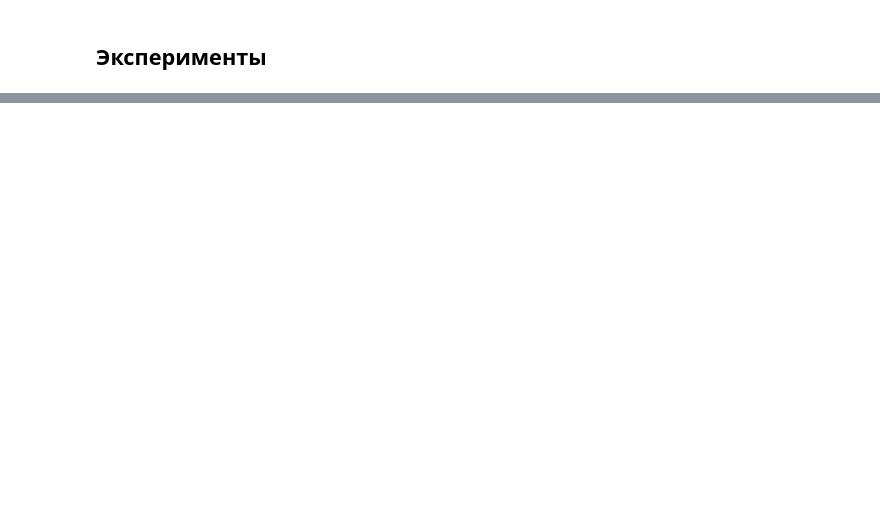
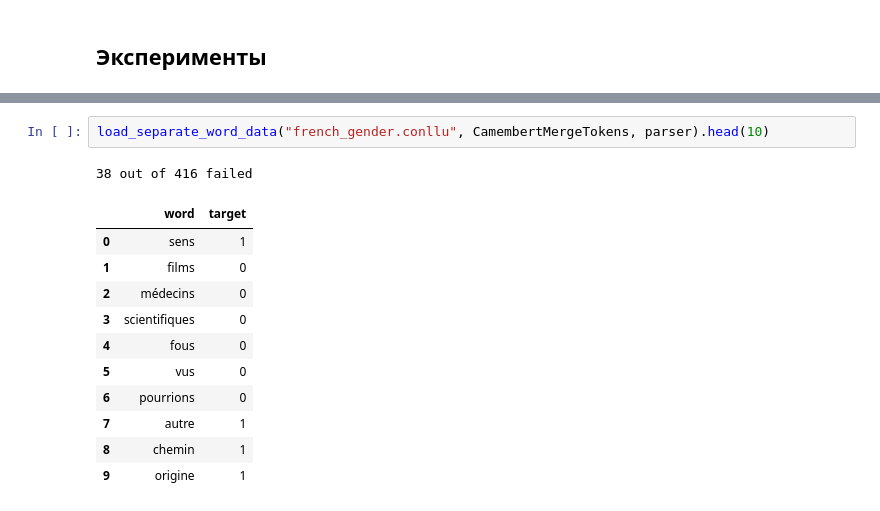
Before and after one commit to yulikdaniel/WordProbing, a Jupyter notebook: word_probing_bert.ipynb, the cells around one changed output, grey strips where cells are left out. Saved outputs shown, nothing was run; the diff lists cells and outputs as text; blank space fills up the shorter version.

```diff
--- a/word_probing_bert.ipynb
+++ b/word_probing_bert.ipynb
@@ -329,0 +339,15 @@ Training probing classifier
+# %%
+load_separate_word_data("french_gender.conllu", CamembertMergeTokens, parser).head(10)
+# %% [output]
+38 out of 416 failed
+|  | word | target |
+| 0 | sens | 1 |
+| 1 | films | 0 |
+| 2 | médecins | 0 |
+| 3 | scientifiques | 0 |
+| 4 | fous | 0 |
+| 5 | vus | 0 |
+| 6 | pourrions | 0 |
+| 7 | autre | 1 |
+| 8 | chemin | 1 |
+| 9 | origine | 1 |
```
Also changed, not shown: parts of 11 cells of this notebook.
